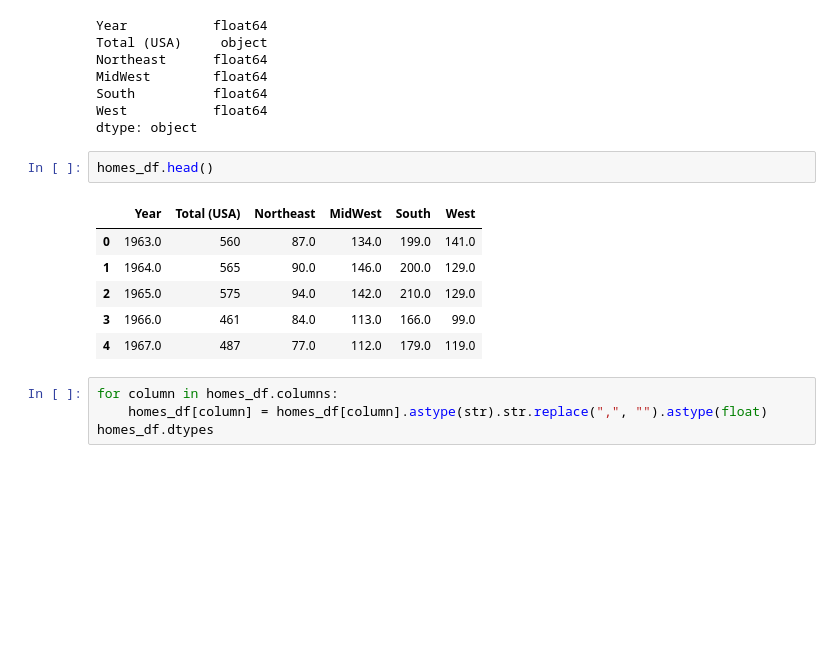
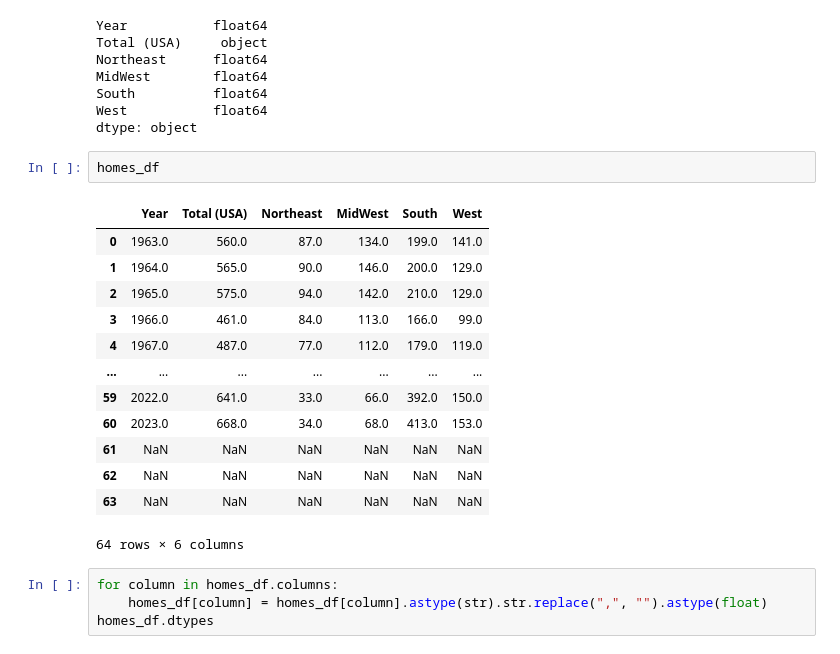
Before and after one commit to isfund/BootCampProject1, a Jupyter notebook: seth_project_work.ipynb, the cells around one changed output. Cells and saved outputs as stored; diff of their text form; blank space fills up the shorter version.

```diff
--- a/seth_project_work.ipynb
+++ b/seth_project_work.ipynb
@@ -93,14 +94,21 @@ South          float64
 West           float64
 dtype: object
 # %%
-homes_df.head()
+homes_df
 # %% [output]
 |  | Year | Total (USA) | Northeast | MidWest | South | West |
-| 0 | 1963.0 | 560 | 87.0 | 134.0 | 199.0 | 141.0 |
-| 1 | 1964.0 | 565 | 90.0 | 146.0 | 200.0 | 129.0 |
-| 2 | 1965.0 | 575 | 94.0 | 142.0 | 210.0 | 129.0 |
-| 3 | 1966.0 | 461 | 84.0 | 113.0 | 166.0 | 99.0 |
-| 4 | 1967.0 | 487 | 77.0 | 112.0 | 179.0 | 119.0 |
+| 0 | 1963.0 | 560.0 | 87.0 | 134.0 | 199.0 | 141.0 |
+| 1 | 1964.0 | 565.0 | 90.0 | 146.0 | 200.0 | 129.0 |
+| 2 | 1965.0 | 575.0 | 94.0 | 142.0 | 210.0 | 129.0 |
+| 3 | 1966.0 | 461.0 | 84.0 | 113.0 | 166.0 | 99.0 |
+| 4 | 1967.0 | 487.0 | 77.0 | 112.0 | 179.0 | 119.0 |
+| ... | ... | ... | ... | ... | ... | ... |
+| 59 | 2022.0 | 641.0 | 33.0 | 66.0 | 392.0 | 150.0 |
+| 60 | 2023.0 | 668.0 | 34.0 | 68.0 | 413.0 | 153.0 |
+| 61 | NaN | NaN | NaN | NaN | NaN | NaN |
+| 62 | NaN | NaN | NaN | NaN | NaN | NaN |
+| 63 | NaN | NaN | NaN | NaN | NaN | NaN |
+64 rows × 6 columns
 # %%
 for column in homes_df.columns:
     homes_df[column] = homes_df[column].astype(str).str.replace(",", "").astype(float)
```
Also changed, not shown: parts of 6 cells of this notebook, 1 other file.
